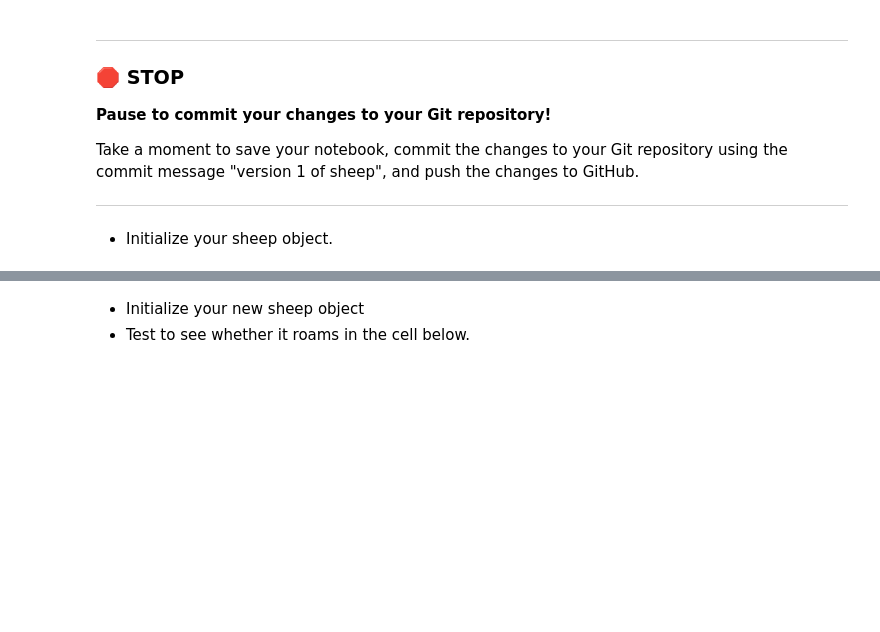
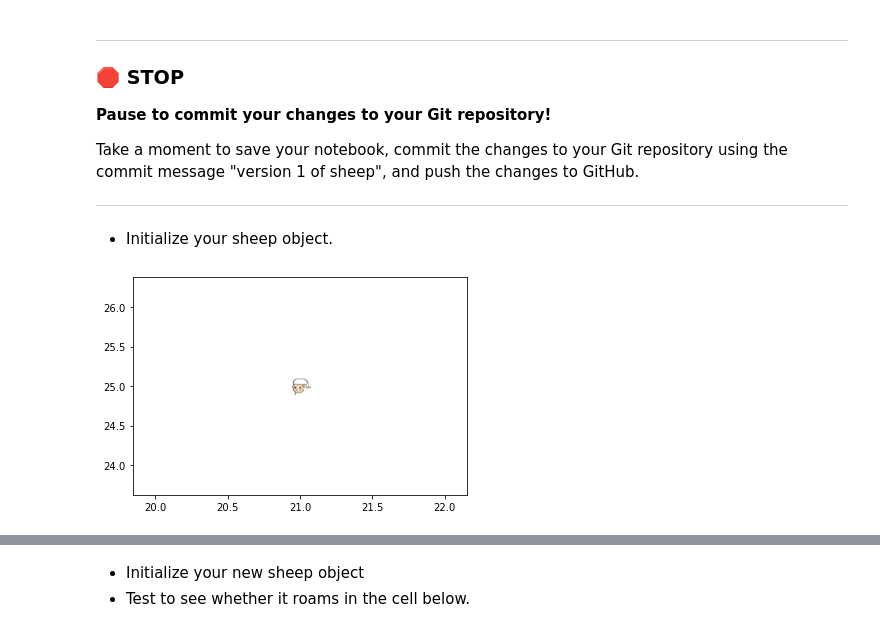
Before and after one commit to markelt1/cmse202-s21-turnin, a Jupyter notebook: hw-03/HW-03_OOP+ABM-Tim.ipynb, the cells around one changed output, grey strips where cells are left out. Saved outputs shown, nothing was run; the diff lists cells and outputs as text; code cells hidden in the pictures; blank space fills up the shorter version.

Commit message:
version 1 of sheep

```diff
--- a/hw-03/HW-03_OOP+ABM-Tim.ipynb
+++ b/hw-03/HW-03_OOP+ABM-Tim.ipynb
@@ -126,3 +118,29 @@ class sheep():
+# %%
+### put your code of creating sheep object in this cell (5 pt)
+
+class sheep():
+    ## DocString
+    '''
+      initialize with initial position and x and y
+      position - will give the x and y position of the sheep
+      draw()- this will draw the sheep
+    '''
+    ## methods
+    def __init__(self, x, y):
+        self.x = x
+        self.y = y
+        self.p_0x = random.randint(20, 100)
+        self.p_0y = random.randint(20, 120)
+        return
+
+    def position(self, x, y):
+        self.name = name
+        return (x , y)
+
+    def draw(self):
+        image_path = 'sheepy.jpg'
+        imscatter(self.x, self.y, image_path, zoom=0.8)
+        return
 # %% [markdown]
 ---
 ### &#128721; STOP
@@ -136,8 +154,10 @@ Take a moment to save your notebook, commit the changes to your Git repository u
 # %%
 ### initialize a sheep and draw it
 
-sp = sheep()
+sp = sheep(x = 21, y = 25)
 sp.draw()
+# %% [output]
+[figure, added]
 # %% [markdown]
 ---
 - Roaming: You need to add a method of roaming to your sheep object.
```
Also changed, not shown: parts of 3 cells of this notebook, 2 other files.
